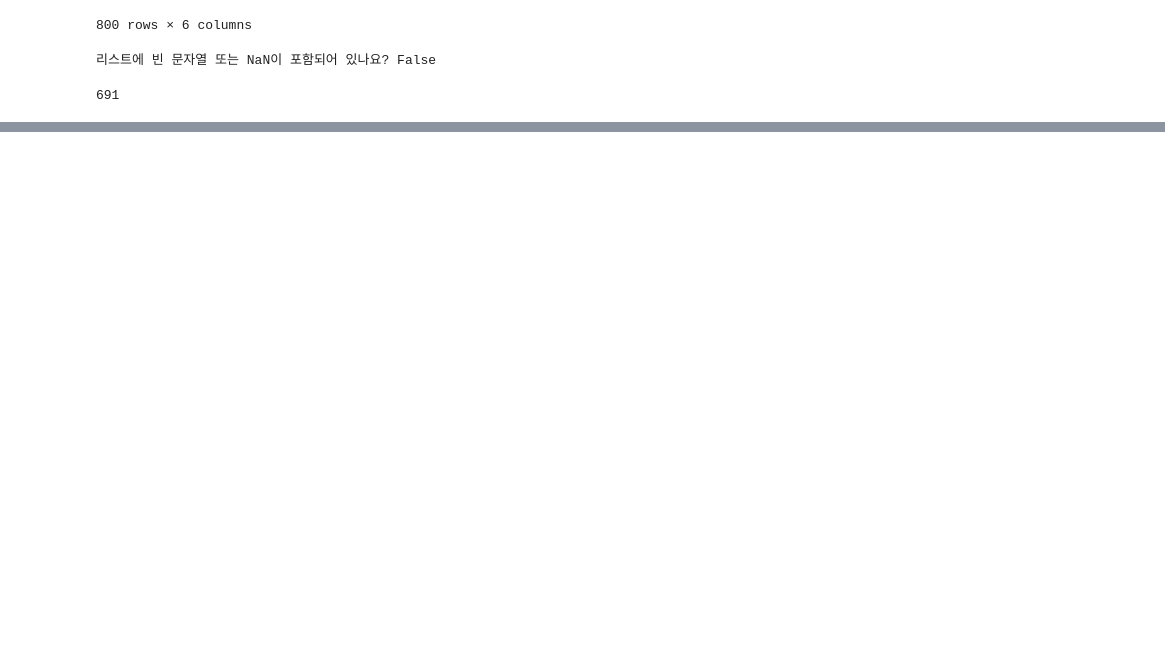
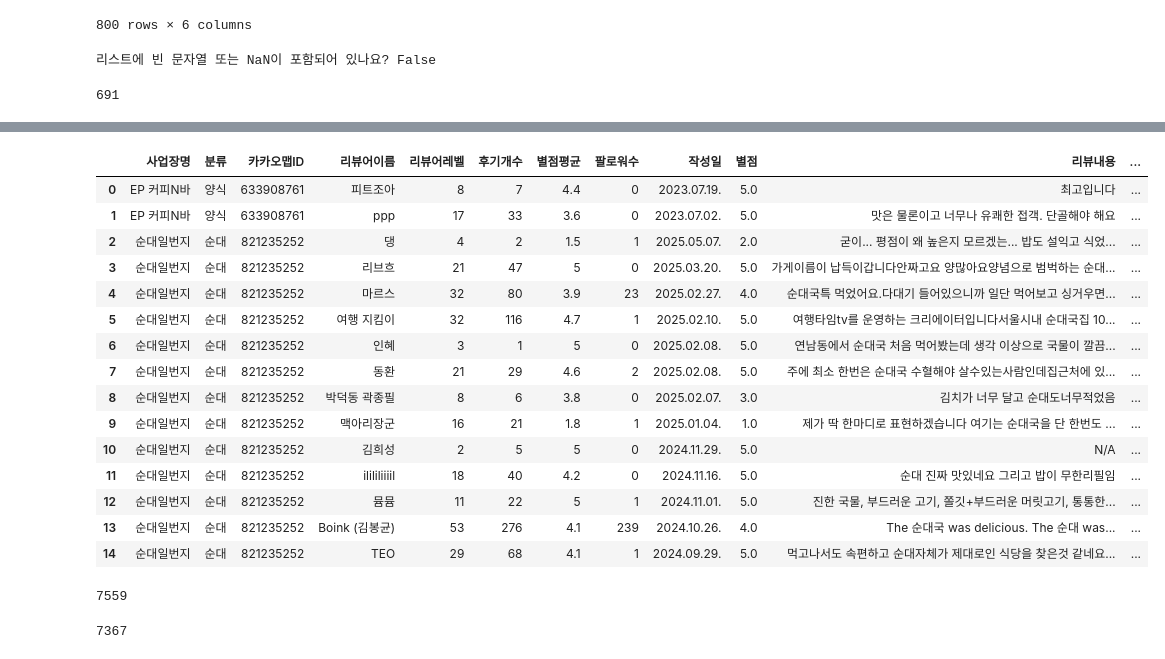
Before and after one commit to haemilia/real_matjib, a Jupyter notebook: upfiles/kakaomap_review_scraping.ipynb, the cells around one changed output, grey strips where cells are left out. Saved outputs shown, nothing was run; the diff lists cells and outputs as text; code cells hidden in the pictures; blank space fills up the shorter version.

Commit message:
feat: kakaomap review scrap data update

```diff
--- a/upfiles/kakaomap_review_scraping.ipynb
+++ b/upfiles/kakaomap_review_scraping.ipynb
@@ -253,3 +309,7 @@ review_df
 # %%
 ## csv 파일로 저장
 review_df.to_csv("kakaomap_yeonnam_review_scrap.csv", index=False, encoding="utf-8-sig")
+# %%
+## 정제용 DF 복제
+filtered_df = review_df.copy()
+filtered_df.head(10)
@@ -255,0 +328,28 @@ review_df.to_csv("kakaomap_yeonnam_review_scrap.csv", index=False, encoding="utf
+# %%
+## 사진URL 행의 리스트 -> 문자열 전환
+
+# 셀의 값이 리스트인지 확인하고, 리스트이면 join()으로 문자열 변환, 아니면 원래 값 유지
+filtered_df['사진URL'] = filtered_df['사진URL'].apply(lambda x: ','.join(x) if isinstance(x, list) else x)
+filtered_df.head(15)
+# %% [output]
+|  | 사업장명 | 분류 | 카카오맵ID | 리뷰어이름 | 리뷰어레벨 | 후기개수 | 별점평균 | 팔로워수 | 작성일 | 별점 | 리뷰내용 | ... |
+| 0 | EP 커피N바 | 양식 | 633908761 | 피트조아 | 8 | 7 | 4.4 | 0 | 2023.07.19. | 5.0 | 최고입니다 | ... |
+| 1 | EP 커피N바 | 양식 | 633908761 | ppp | 17 | 33 | 3.6 | 0 | 2023.07.02. | 5.0 | 맛은 물론이고 너무나 유쾌한 접객. 단골해야 해요 | ... |
+| 2 | 순대일번지 | 순대 | 821235252 | 댕 | 4 | 2 | 1.5 | 1 | 2025.05.07. | 2.0 | 굳이... 평점이 왜 높은지 모르겠는... 밥도 설익고 식었... | ... |
+| 3 | 순대일번지 | 순대 | 821235252 | 리브흐 | 21 | 47 | 5 | 0 | 2025.03.20. | 5.0 | 가게이름이 납득이갑니다안짜고요 양많아요양념으로 범벅하는 순대... | ... |
+| 4 | 순대일번지 | 순대 | 821235252 | 마르스 | 32 | 80 | 3.9 | 23 | 2025.02.27. | 4.0 | 순대국특 먹었어요.다대기 들어있으니까 일단 먹어보고 싱거우면... | ... |
+| 5 | 순대일번지 | 순대 | 821235252 | 여행 지킴이 | 32 | 116 | 4.7 | 1 | 2025.02.10. | 5.0 | 여행타임tv를 운영하는 크리에이터입니다서울시내 순대국집 10... | ... |
+| 6 | 순대일번지 | 순대 | 821235252 | 인혜 | 3 | 1 | 5 | 0 | 2025.02.08. | 5.0 | 연남동에서 순대국 처음 먹어봤는데 생각 이상으로 국물이 깔끔... | ... |
+| 7 | 순대일번지 | 순대 | 821235252 | 동환 | 21 | 29 | 4.6 | 2 | 2025.02.08. | 5.0 | 주에 최소 한번은 순대국 수혈해야 살수있는사람인데집근처에 있... | ... |
+| 8 | 순대일번지 | 순대 | 821235252 | 박덕동 곽종필 | 8 | 6 | 3.8 | 0 | 2025.02.07. | 3.0 | 김치가 너무 달고 순대도너무적었음 | ... |
+| 9 | 순대일번지 | 순대 | 821235252 | 맥아리장군 | 16 | 21 | 1.8 | 1 | 2025.01.04. | 1.0 | 제가 딱 한마디로 표현하겠습니다 여기는 순대국을 단 한번도 ... | ... |
+| 10 | 순대일번지 | 순대 | 821235252 | 김희성 | 2 | 5 | 5 | 0 | 2024.11.29. | 5.0 | N/A | ... |
+| 11 | 순대일번지 | 순대 | 821235252 | ilililiiiil | 18 | 40 | 4.2 | 0 | 2024.11.16. | 5.0 | 순대 진짜 맛있네요 그리고 밥이 무한리필임 | ... |
+| 12 | 순대일번지 | 순대 | 821235252 | 뮴뮴 | 11 | 22 | 5 | 1 | 2024.11.01. | 5.0 | 진한 국물, 부드러운 고기, 쫄깃+부드러운 머릿고기, 통통한... | ... |
+| 13 | 순대일번지 | 순대 | 821235252 | Boink (김봉균) | 53 | 276 | 4.1 | 239 | 2024.10.26. | 4.0 | The 순대국 was delicious. The 순대 was... | ... |
+| 14 | 순대일번지 | 순대 | 821235252 | TEO | 29 | 68 | 4.1 | 1 | 2024.09.29. | 5.0 | 먹고나서도 속편하고 순대자체가 제대로인 식당을 찾은것 같네요... | ... |
+# %%
+## 중복 제거 전 길이 확인
+len(filtered_df)
+# %% [output]
+7559
@@ -255,0 +359,5 @@ review_df.to_csv("kakaomap_yeonnam_review_scrap.csv", index=False, encoding="utf
+# %%
+## 중복데이터 제거 후 길이 확인
+len(filtered_df)
+# %% [output]
+7367
```
Also changed, not shown: parts of 13 cells of this notebook, 2 other files.
